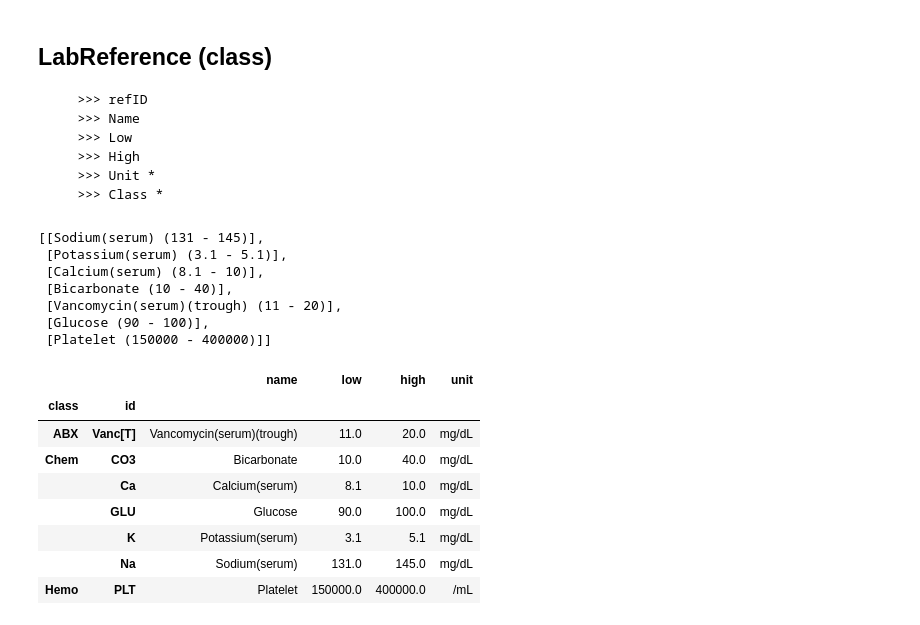
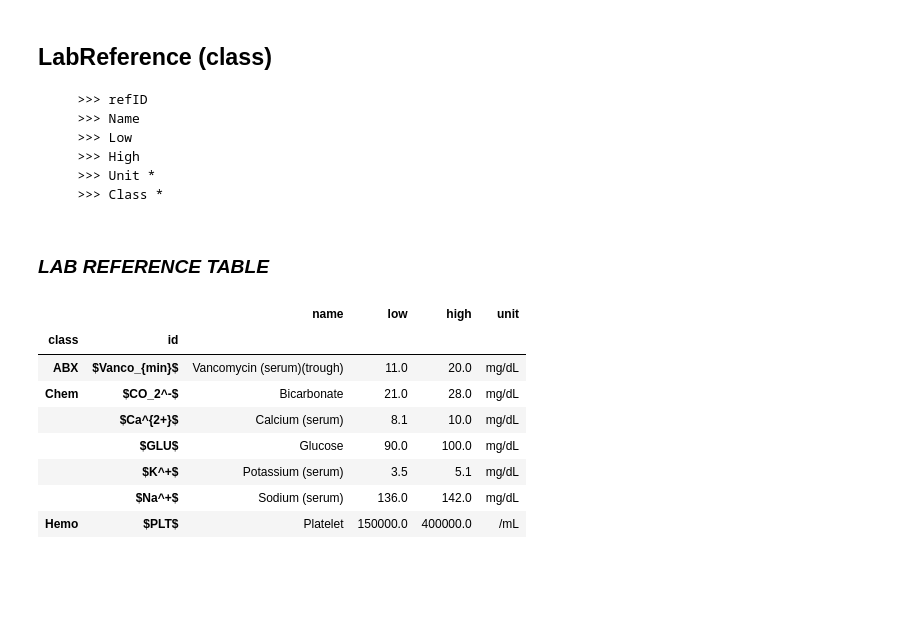
Before and after one commit to jsteinbecker/sars-cov-2, a Jupyter notebook: Projects/EHR/ehr.ipynb, the cells around one changed output. Cells and saved outputs as stored; diff of their text form; code cells hidden in the pictures; blank space fills up the shorter version.

```diff
--- a/Projects/EHR/ehr.ipynb
+++ b/Projects/EHR/ehr.ipynb
@@ -80,35 +100,28 @@ class LabReference:
    def as_dict (self):
       return {"id": self.refID, "class":self.Class,"name":self.name, "low": self.lowbound, "high": self.highbound, "unit":self.unit }
 # %%
-NA = LabReference("Na","Sodium(serum)",136,142,"mg/dL")
-K = LabReference("K","Potassium(serum)",3.5,5.1,"mg/dL")
-CA = LabReference("Ca","Calcium(serum)",8.1,10,"mg/dL")
-HCO3 = LabReference("HCO3-","Bicarbonate",21,28,"mg/dL")
-GLU = LabReference("GLU","Glucose",90,100,"mg/dL")
-VANC_TROUGH = LabReference("Vanc[T]","Vancomycin(serum)(trough)",11,20,"mg/dL","ABX")
-PLT = LabReference("PLT","Platelet",150000,400000,"/mL","Hemo")
+NA = LabReference("$Na^+$","Sodium (serum)",136,142,"mg/dL")
+K = LabReference("$K^+$","Potassium (serum)",3.5,5.1,"mg/dL")
+CA = LabReference("$Ca^{2+}$","Calcium (serum)",8.1,10,"mg/dL")
+HCO3 = LabReference("$CO_2^-$","Bicarbonate",21,28,"mg/dL")
+GLU = LabReference("$GLU$","Glucose",90,100,"mg/dL")
+VANC_TROUGH = LabReference("$Vanco_{min}$","Vancomycin (serum)(trough)",11,20,"mg/dL","ABX")
+PLT = LabReference("$PLT$","Platelet",150000,400000,"/mL","Hemo")
 
-ALLLABS = [NA,K,CA,CO3,VANC_TROUGH,GLU,PLT]
-ALLLABS
+ALLLABS = [NA,K,CA,HCO3,VANC_TROUGH,GLU,PLT]
-# %% [output]
-[[Sodium(serum) (131 - 145)],
- [Potassium(serum) (3.1 - 5.1)],
- [Calcium(serum) (8.1 - 10)],
- [Bicarbonate (10 - 40)],
- [Vancomycin(serum)(trough) (11 - 20)],
- [Glucose (90 - 100)],
- [Platelet (150000 - 400000)]]
 # %%
-
+display(Markdown("### ***LAB REFERENCE TABLE***"))
 df = pd.DataFrame([x.as_dict() for x in ALLLABS])
-df.set_index(["class","id"]).sort_index()
+df = df.set_index(["class","id"]).sort_index()
+display(df)
 # %% [output]
+### ***LAB REFERENCE TABLE***
 |  |  | name | low | high | unit |
 | class | id |  |  |  |  |
-| ABX | Vanc[T] | Vancomycin(serum)(trough) | 11.0 | 20.0 | mg/dL |
-| Chem | CO3 | Bicarbonate | 10.0 | 40.0 | mg/dL |
-|  | Ca | Calcium(serum) | 8.1 | 10.0 | mg/dL |
-|  | GLU | Glucose | 90.0 | 100.0 | mg/dL |
-|  | K | Potassium(serum) | 3.1 | 5.1 | mg/dL |
-|  | Na | Sodium(serum) | 131.0 | 145.0 | mg/dL |
-| Hemo | PLT | Platelet | 150000.0 | 400000.0 | /mL |
+| ABX | $Vanco_{min}$ | Vancomycin (serum)(trough) | 11.0 | 20.0 | mg/dL |
+| Chem | $CO_2^-$ | Bicarbonate | 21.0 | 28.0 | mg/dL |
+|  | $Ca^{2+}$ | Calcium (serum) | 8.1 | 10.0 | mg/dL |
+|  | $GLU$ | Glucose | 90.0 | 100.0 | mg/dL |
+|  | $K^+$ | Potassium (serum) | 3.5 | 5.1 | mg/dL |
+|  | $Na^+$ | Sodium (serum) | 136.0 | 142.0 | mg/dL |
+| Hemo | $PLT$ | Platelet | 150000.0 | 400000.0 | /mL |
```
Also changed, not shown: parts of 5 cells of this notebook, 10 other files.
